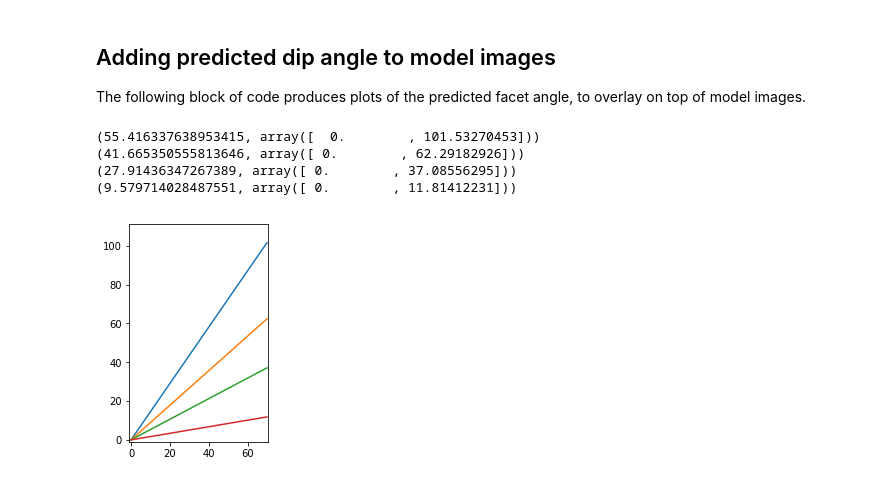
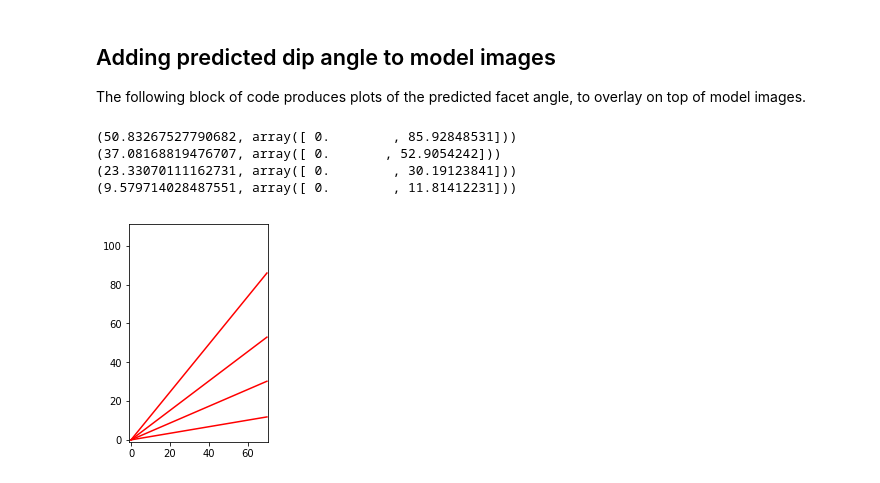
Before and after one commit to gregtucker/facetmorphology, a Jupyter notebook: DataAnalysis/fit_facet_angle_wxing_param.ipynb, the cells around one changed output. Drawn from its saved outputs; the diff is of its cells as text; code cells hidden in the pictures.

```diff
--- a/DataAnalysis/fit_facet_angle_wxing_param.ipynb
+++ b/DataAnalysis/fit_facet_angle_wxing_param.ipynb
@@ -167,21 +230,21 @@ The following block of code produces plots of the predicted facet angle, to over
 # %%
 import matplotlib.pyplot as plt
 import numpy as np
 %matplotlib inline
 
-s = np.array([0.08, .32, .56, .88])
+s = np.array([0.16, .4, 0.64, .88])
 tpred = np.radians(60) - s
 for t in tpred:
     x = np.array([0., 70.])
     y = x * np.tan(t)
     print((np.degrees(t), y))
-    plt.plot(x, y)
+    plt.plot(x, y, 'r')
     plt.axis([-1.0, 70.5, -1.0, 111.0])
     plt.gca().set_aspect('equal')
 plt.savefig('predicted_angles.pdf')
 # %% [output]
-(55.416337638953415, array([  0.        , 101.53270453]))
-(41.665350555813646, array([ 0.        , 62.29182926]))
-(27.91436347267389, array([ 0.        , 37.08556295]))
+(50.83267527790682, array([ 0.        , 85.92848531]))
+(37.08168819476707, array([ 0.       , 52.9054242]))
+(23.33070111162731, array([ 0.        , 30.19123841]))
 (9.579714028487551, array([ 0.        , 11.81412231]))
-[figure, old version]
+[figure, new version]
```
Also changed, not shown: parts of 13 cells of this notebook, 3 other files.
